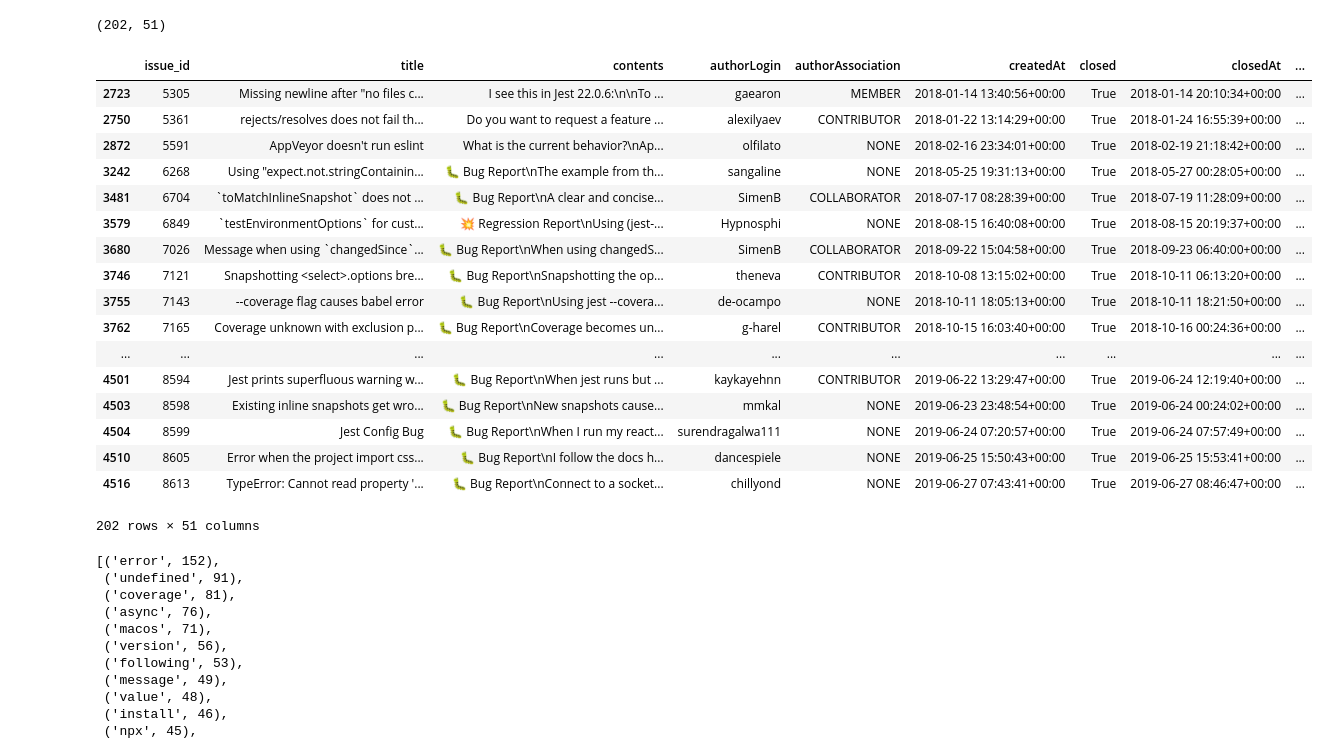
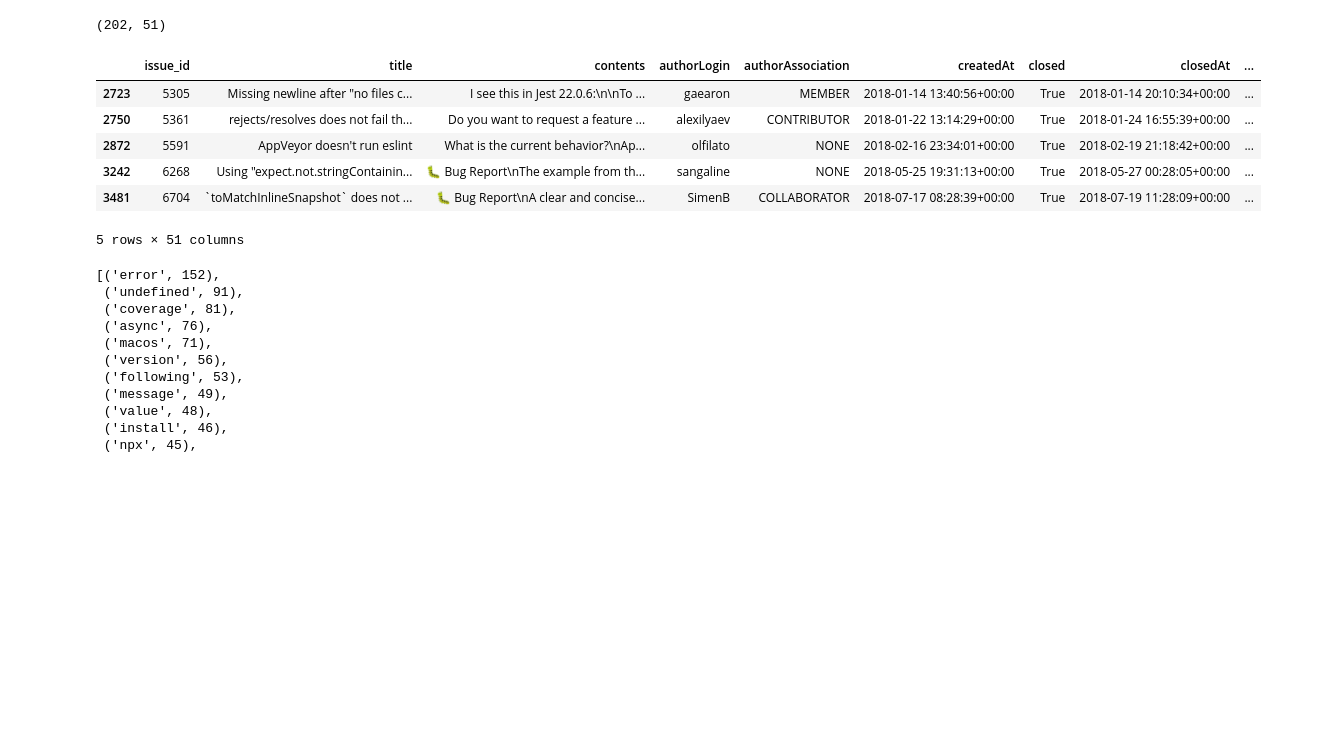
Before and after one commit to nongnoochr/github_js_testing_frameworks, a Jupyter notebook: EDA_repo_issues_jest.ipynb, the cells around one changed output. Cells and saved outputs as stored; diff of their text form; code cells hidden in the pictures; blank space fills up the shorter version.

```diff
--- a/EDA_repo_issues_jest.ipynb
+++ b/EDA_repo_issues_jest.ipynb
@@ -453,26 +464,15 @@ df_closed_3_days_bugs.shape
 # %% [output]
 (202, 51)
 # %%
-df_closed_3_days_bugs
+df_closed_3_days_bugs.head()
 # %% [output]
 |  | issue_id | title | contents | authorLogin | authorAssociation | createdAt | closed | closedAt | ... |
 | 2723 | 5305 | Missing newline after "no files c... | I see this in Jest 22.0.6:\n\nTo ... | gaearon | MEMBER | 2018-01-14 13:40:56+00:00 | True | 2018-01-14 20:10:34+00:00 | ... |
 | 2750 | 5361 | rejects/resolves does not fail th... | Do you want to request a feature ... | alexilyaev | CONTRIBUTOR | 2018-01-22 13:14:29+00:00 | True | 2018-01-24 16:55:39+00:00 | ... |
 | 2872 | 5591 | AppVeyor doesn't run eslint | What is the current behavior?\nAp... | olfilato | NONE | 2018-02-16 23:34:01+00:00 | True | 2018-02-19 21:18:42+00:00 | ... |
 | 3242 | 6268 | Using "expect.not.stringContainin... | 🐛 Bug Report\nThe example from th... | sangaline | NONE | 2018-05-25 19:31:13+00:00 | True | 2018-05-27 00:28:05+00:00 | ... |
 | 3481 | 6704 | `toMatchInlineSnapshot` does not ... | 🐛 Bug Report\nA clear and concise... | SimenB | COLLABORATOR | 2018-07-17 08:28:39+00:00 | True | 2018-07-19 11:28:09+00:00 | ... |
-| 3579 | 6849 | `testEnvironmentOptions` for cust... | 💥 Regression Report\nUsing (jest-... | Hypnosphi | NONE | 2018-08-15 16:40:08+00:00 | True | 2018-08-15 20:19:37+00:00 | ... |
-| 3680 | 7026 | Message when using `changedSince`... | 🐛 Bug Report\nWhen using changedS... | SimenB | COLLABORATOR | 2018-09-22 15:04:58+00:00 | True | 2018-09-23 06:40:00+00:00 | ... |
-| 3746 | 7121 | Snapshotting <select>.options bre... | 🐛 Bug Report\nSnapshotting the op... | theneva | CONTRIBUTOR | 2018-10-08 13:15:02+00:00 | True | 2018-10-11 06:13:20+00:00 | ... |
-| 3755 | 7143 | --coverage flag causes babel error | 🐛 Bug Report\nUsing jest --covera... | de-ocampo | NONE | 2018-10-11 18:05:13+00:00 | True | 2018-10-11 18:21:50+00:00 | ... |
-| 3762 | 7165 | Coverage unknown with exclusion p... | 🐛 Bug Report\nCoverage becomes un... | g-harel | CONTRIBUTOR | 2018-10-15 16:03:40+00:00 | True | 2018-10-16 00:24:36+00:00 | ... |
-| ... | ... | ... | ... | ... | ... | ... | ... | ... | ... |
-| 4501 | 8594 | Jest prints superfluous warning w... | 🐛 Bug Report\nWhen jest runs but ... | kaykayehnn | CONTRIBUTOR | 2019-06-22 13:29:47+00:00 | True | 2019-06-24 12:19:40+00:00 | ... |
-| 4503 | 8598 | Existing inline snapshots get wro... | 🐛 Bug Report\nNew snapshots cause... | mmkal | NONE | 2019-06-23 23:48:54+00:00 | True | 2019-06-24 00:24:02+00:00 | ... |
-| 4504 | 8599 | Jest Config Bug | 🐛 Bug Report\nWhen I run my react... | surendragalwa111 | NONE | 2019-06-24 07:20:57+00:00 | True | 2019-06-24 07:57:49+00:00 | ... |
-| 4510 | 8605 | Error when the project import css... | 🐛 Bug Report\nI follow the docs h... | dancespiele | NONE | 2019-06-25 15:50:43+00:00 | True | 2019-06-25 15:53:41+00:00 | ... |
-| 4516 | 8613 | TypeError: Cannot read property '... | 🐛 Bug Report\nConnect to a socket... | chillyond | NONE | 2019-06-27 07:43:41+00:00 | True | 2019-06-27 08:46:47+00:00 | ... |
-202 rows × 51 columns
+5 rows × 51 columns
 # %%
 issue_text_3_days_bugs = (df_closed_3_days_bugs['title'] + ' ' + df_closed_3_days_bugs['contents']).tolist()
 # %%
```
Also changed, not shown: parts of 10 cells of this notebook, 1 other file.
